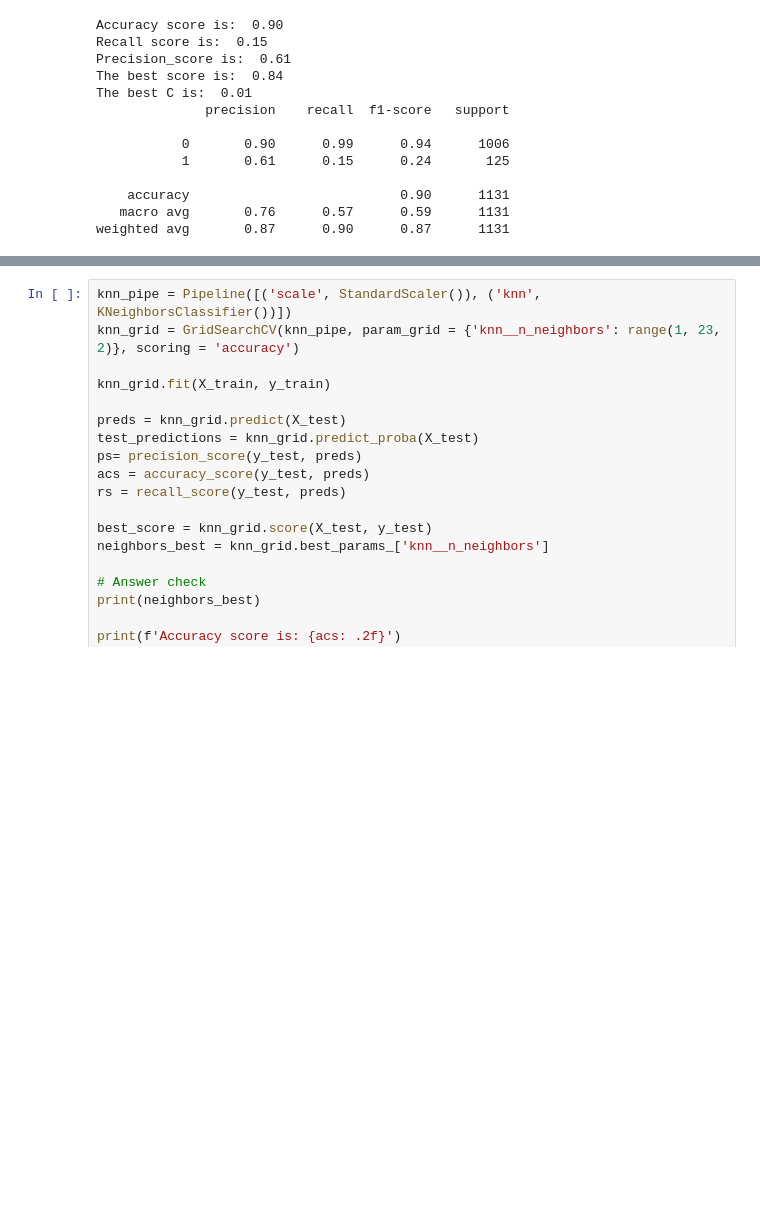
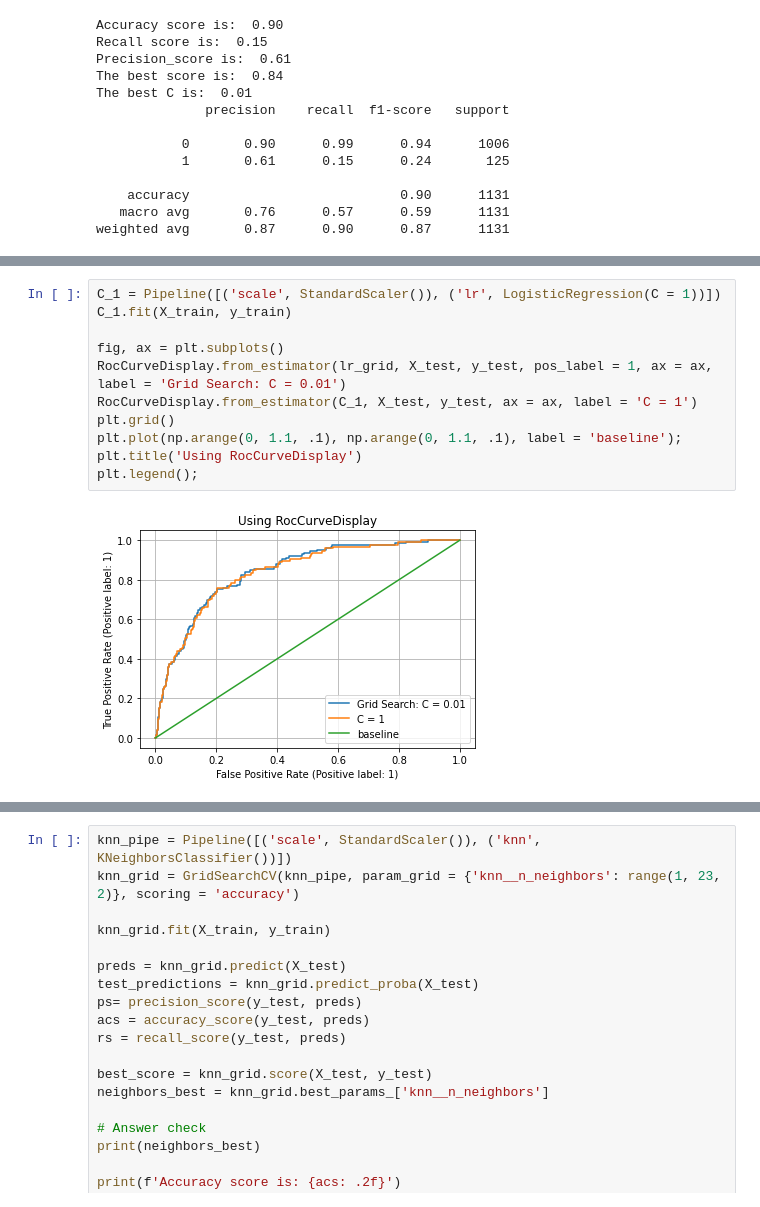
Before and after one commit to hossamfattah/mlmodule17, a Jupyter notebook: MyWorkF.ipynb, the cells around one changed output, grey strips where cells are left out. Cells and saved outputs as stored; diff of their text form; blank space fills up the shorter version.

```diff
--- a/MyWorkF.ipynb
+++ b/MyWorkF.ipynb
@@ -165,3 +191,16 @@ Accuracy score is:  0.90
+# %%
+C_1 = Pipeline([('scale', StandardScaler()), ('lr', LogisticRegression(C = 1))])
+C_1.fit(X_train, y_train)
+
+fig, ax = plt.subplots()
+RocCurveDisplay.from_estimator(lr_grid, X_test, y_test, pos_label = 1, ax = ax, label = 'Grid Search: C = 0.01')
+RocCurveDisplay.from_estimator(C_1, X_test, y_test, ax = ax, label = 'C = 1')
+plt.grid()
+plt.plot(np.arange(0, 1.1, .1), np.arange(0, 1.1, .1), label = 'baseline');
+plt.title('Using RocCurveDisplay')
+plt.legend();
+# %% [output]
+[figure, added]
 # %%
 dt = DecisionTreeClassifier()
 dt_grid = GridSearchCV(dt, param_grid = {'criterion':['gini','entropy'],'max_depth':[4,5,6,7,8,9,10,11,12,14,15,16,20,21]})
```
Also changed, not shown: parts of 8 cells of this notebook, 1 other file.
